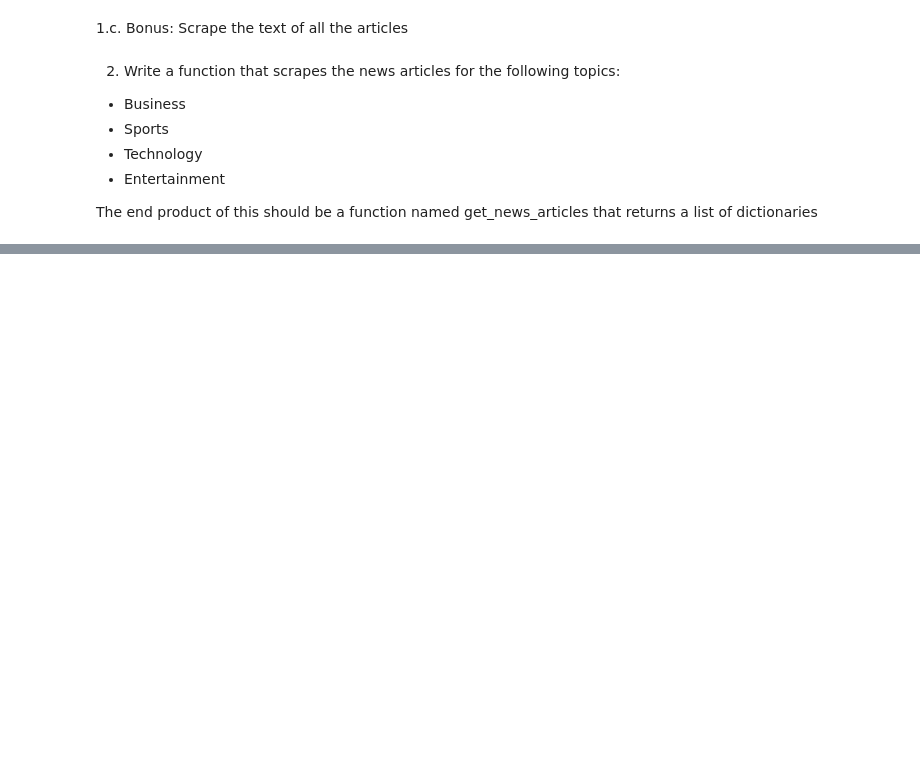
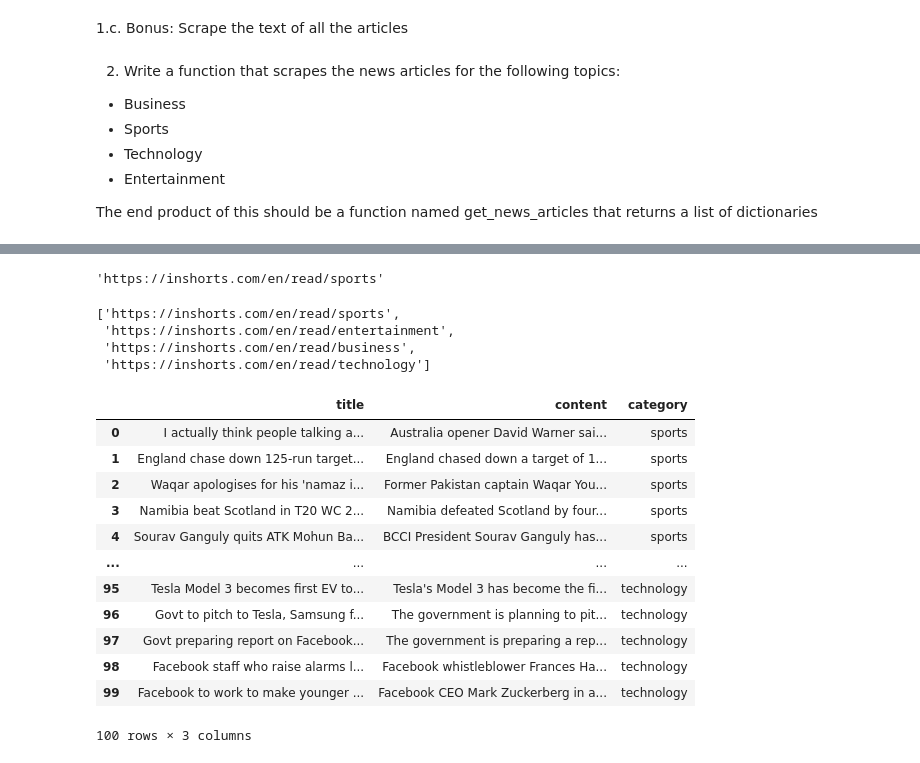
Before and after one commit to hrodjr/natural-language-processing-exercises, a Jupyter notebook: data_acquisition_exercises.ipynb, the cells around one changed output, grey strips where cells are left out. Drawn from its saved outputs; the diff is of its cells as text; code cells hidden in the pictures; blank space fills up the shorter version.

```diff
--- a/data_acquisition_exercises.ipynb
+++ b/data_acquisition_exercises.ipynb
@@ -283,0 +327,7 @@ page_urls(urls)
+# %%
+# get response
+url = 'https://inshorts.com/en/read/'
+headers = {'User-Agent': 'Codeup Data Science'}
+response = get(url, headers=headers)
+# %%
+soup = BeautifulSoup(response.content)
@@ -283,0 +362,31 @@ page_urls(urls)
+# %%
+# set up base url and categories list
+base_url = 'https://inshorts.com/en/read'
+categories = ['sports', 'entertainment', 'business', 'technology']
+# %%
+# figure out how to use the categories to add to base url
+base_url + '/' + categories[0]
+# %% [output]
+'https://inshorts.com/en/read/sports'
+# %%
+# make function to create a list of urls
+# probably could just call this line in the main function but it was fun
+
+def create_urls(base_url, categories):
+    '''
+    This function takes in a baseurl and list of categories
+    It will create a new list with the base url a / and each category
+
+    This is for scraping info from the inshorts website
+    '''
+
+    website_list = [base_url + '/' + category for category in categories]
+
+    return website_list
+# %%
+create_urls(base_url, categories)
+# %% [output]
+['https://inshorts.com/en/read/sports',
+ 'https://inshorts.com/en/read/entertainment',
+ 'https://inshorts.com/en/read/business',
+ 'https://inshorts.com/en/read/technology']
@@ -283,0 +442,21 @@ page_urls(urls)
+# %%
+# set up base url and categories list
+base_url = 'https://inshorts.com/en/read'
+categories = ['sports', 'entertainment', 'business', 'technology']
+
+# test function
+get_blog_articles2(base_url, categories)
+# %% [output]
+|  | title | content | category |
+| 0 | I actually think people talking a... | Australia opener David Warner sai... | sports |
+| 1 | England chase down 125-run target... | England chased down a target of 1... | sports |
+| 2 | Waqar apologises for his 'namaz i... | Former Pakistan captain Waqar You... | sports |
+| 3 | Namibia beat Scotland in T20 WC 2... | Namibia defeated Scotland by four... | sports |
+| 4 | Sourav Ganguly quits ATK Mohun Ba... | BCCI President Sourav Ganguly has... | sports |
+| ... | ... | ... | ... |
+| 95 | Tesla Model 3 becomes first EV to... | Tesla's Model 3 has become the fi... | technology |
+| 96 | Govt to pitch to Tesla, Samsung f... | The government is planning to pit... | technology |
+| 97 | Govt preparing report on Facebook... | The government is preparing a rep... | technology |
+| 98 | Facebook staff who raise alarms l... | Facebook whistleblower Frances Ha... | technology |
+| 99 | Facebook to work to make younger ... | Facebook CEO Mark Zuckerberg in a... | technology |
+100 rows × 3 columns
```
Also changed, not shown: parts of 21 cells of this notebook, 4 other files.
